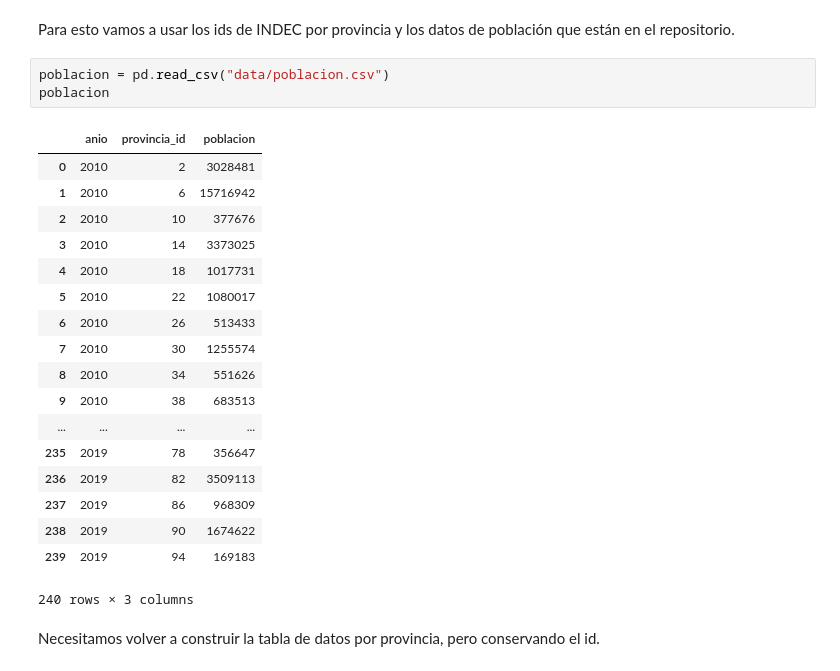
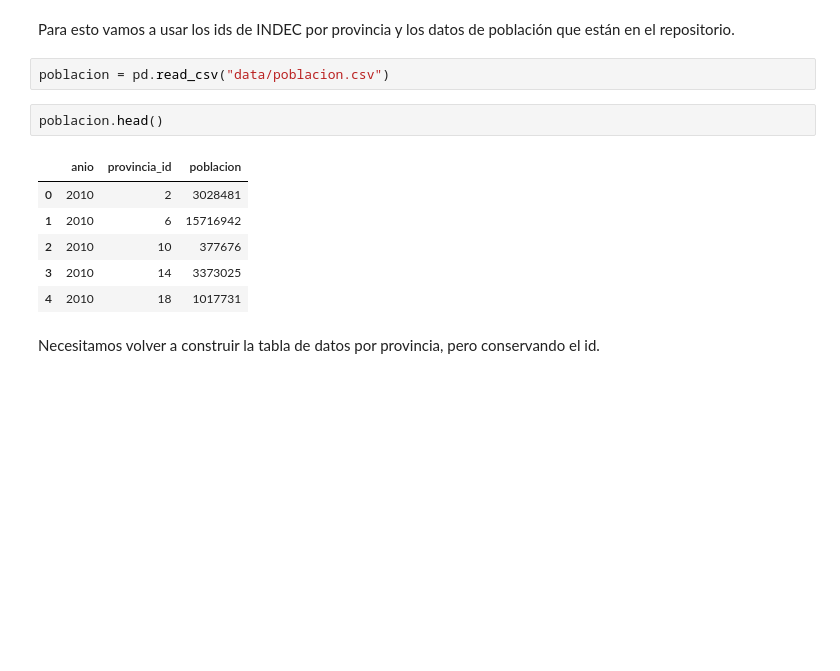
Before and after one commit to abenassi/analisis-datos-python, a Jupyter notebook: exploracion-general.ipynb, the cells around one changed output. Saved outputs shown, nothing was run; the diff lists cells and outputs as text; blank space fills up the shorter version.

```diff
--- a/exploracion-general.ipynb
+++ b/exploracion-general.ipynb
@@ -364,26 +482,15 @@ De todas maneras son provincias de tamaño muy diferente entre sí. Algunas pued
 Para esto vamos a usar los ids de INDEC por provincia y los datos de población que están en el repositorio.
 # %%
 poblacion = pd.read_csv("data/poblacion.csv")
-poblacion
-# %% [output]
-|  | anio | provincia_id | poblacion |
-| 0 | 2010 | 2 | 3028481 |
-| 1 | 2010 | 6 | 15716942 |
-| 2 | 2010 | 10 | 377676 |
-| 3 | 2010 | 14 | 3373025 |
-| 4 | 2010 | 18 | 1017731 |
-| 5 | 2010 | 22 | 1080017 |
-| 6 | 2010 | 26 | 513433 |
-| 7 | 2010 | 30 | 1255574 |
-| 8 | 2010 | 34 | 551626 |
-| 9 | 2010 | 38 | 683513 |
-| ... | ... | ... | ... |
-| 235 | 2019 | 78 | 356647 |
-| 236 | 2019 | 82 | 3509113 |
-| 237 | 2019 | 86 | 968309 |
-| 238 | 2019 | 90 | 1674622 |
-| 239 | 2019 | 94 | 169183 |
-240 rows × 3 columns
+# %%
+poblacion.head()
+# %% [output]
+|  | anio | provincia_id | poblacion |
+| 0 | 2010 | 2 | 3028481 |
+| 1 | 2010 | 6 | 15716942 |
+| 2 | 2010 | 10 | 377676 |
+| 3 | 2010 | 14 | 3373025 |
+| 4 | 2010 | 18 | 1017731 |
 # %% [markdown]
 Necesitamos volver a construir la tabla de datos por provincia, pero conservando el id.
 # %%
```
Also changed, not shown: parts of 34 cells of this notebook.
